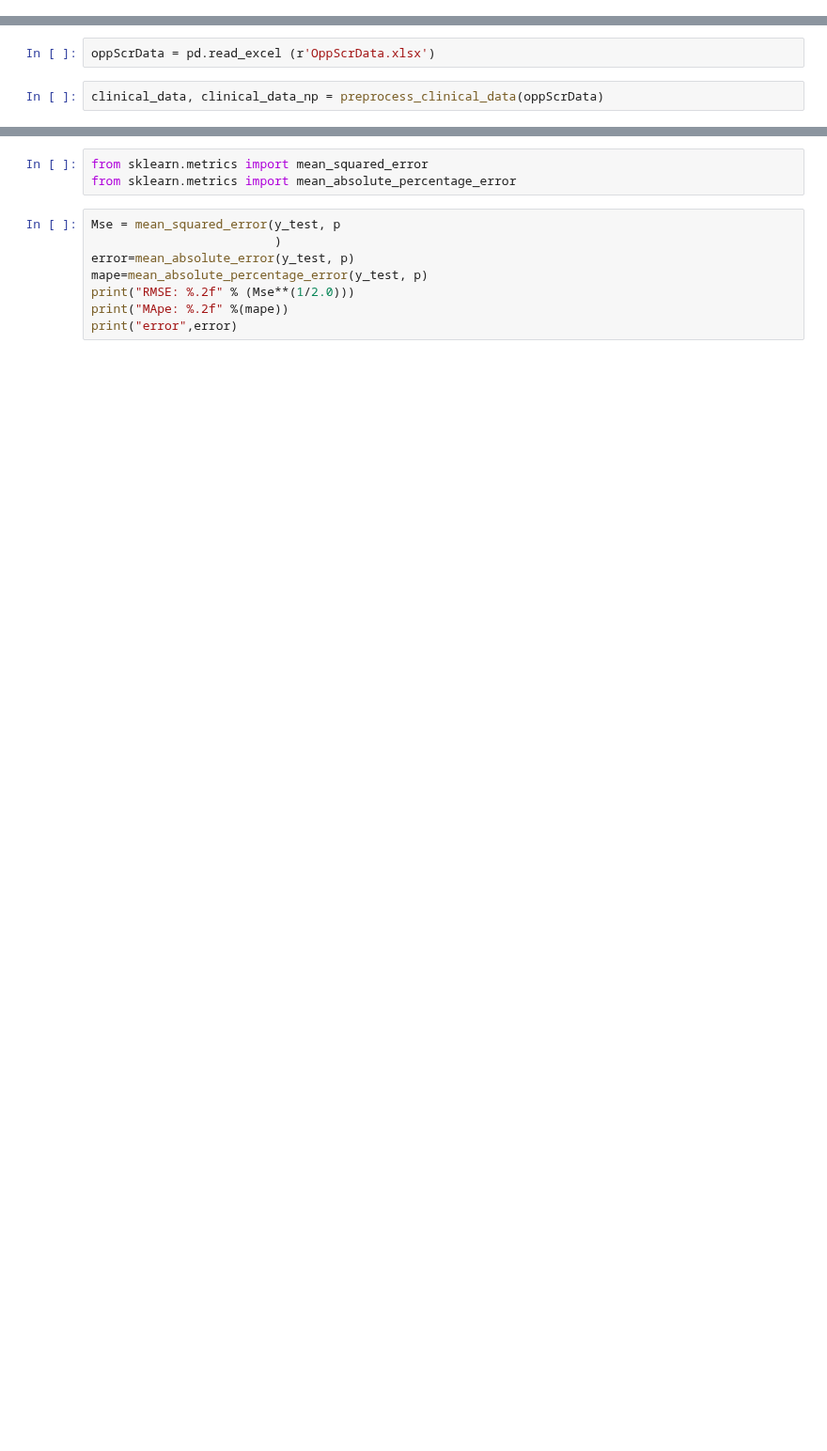
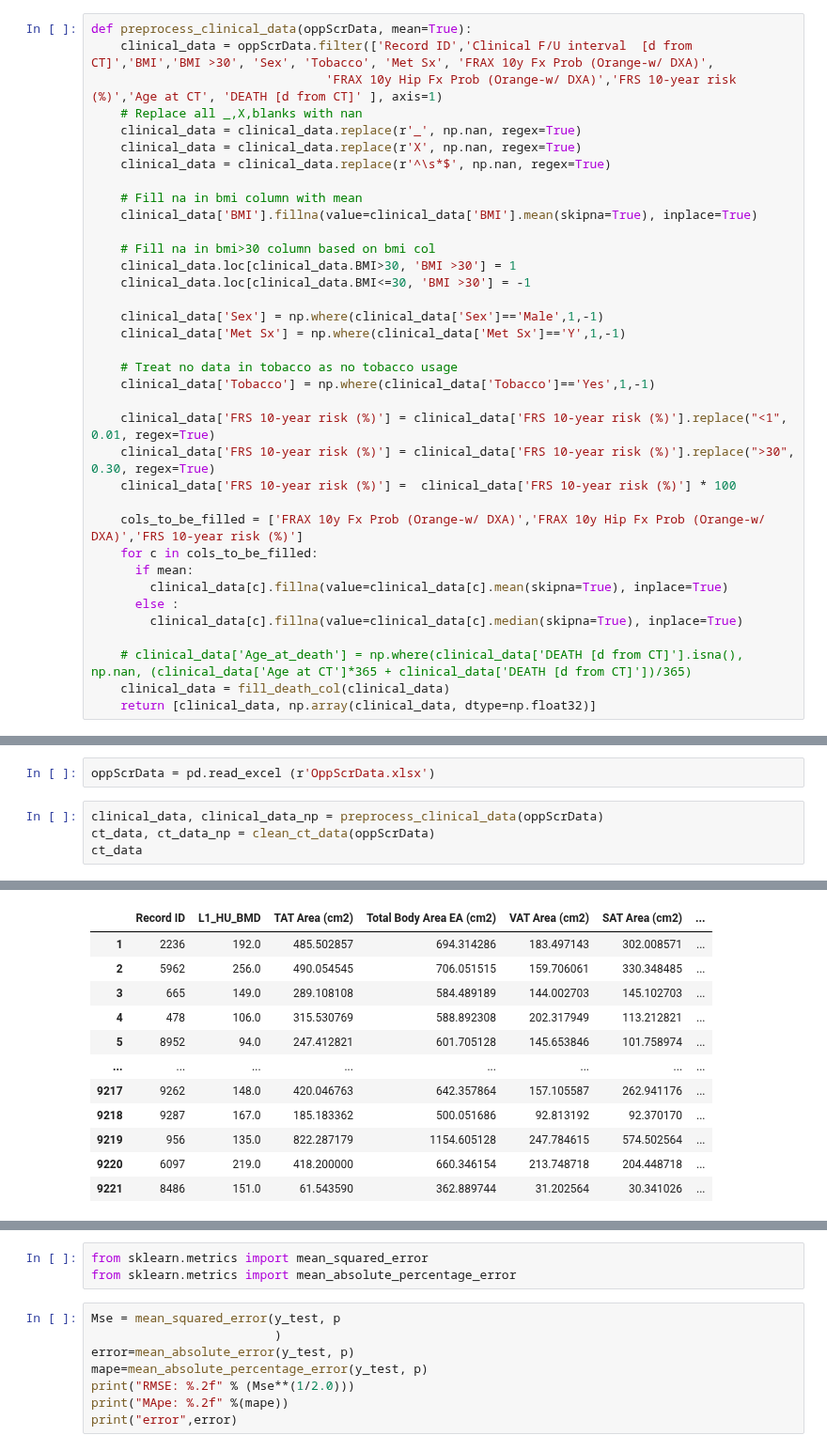
Before and after one commit to harshith7823/CS760-Project, a Jupyter notebook: part-1:2/Experiment.ipynb, the cells around one changed output, grey strips where cells are left out. Shown at 94% size. Cells and saved outputs as stored; diff of their text form; blank space fills up the shorter version.

```diff
--- a/part-1:2/Experiment.ipynb
+++ b/part-1:2/Experiment.ipynb
@@ -8 +9,37 @@ from sklearn.metrics import mean_absolute_error
+# %%
+def preprocess_clinical_data(oppScrData, mean=True):
+    clinical_data = oppScrData.filter(['Record ID','Clinical F/U interval  [d from CT]','BMI','BMI >30', 'Sex', 'Tobacco', 'Met Sx', 'FRAX 10y Fx Prob (Orange-w/ DXA)',
+                                'FRAX 10y Hip Fx Prob (Orange-w/ DXA)','FRS 10-year risk (%)','Age at CT', 'DEATH [d from CT]' ], axis=1)
+    # Replace all _,X,blanks with nan
+    clinical_data = clinical_data.replace(r'_', np.nan, regex=True)
+    clinical_data = clinical_data.replace(r'X', np.nan, regex=True)
+    clinical_data = clinical_data.replace(r'^\s*$', np.nan, regex=True)
+
+    # Fill na in bmi column with mean
+    clinical_data['BMI'].fillna(value=clinical_data['BMI'].mean(skipna=True), inplace=True)
+
+    # Fill na in bmi>30 column based on bmi col
+    clinical_data.loc[clinical_data.BMI>30, 'BMI >30'] = 1
+    clinical_data.loc[clinical_data.BMI<=30, 'BMI >30'] = -1
+
+    clinical_data['Sex'] = np.where(clinical_data['Sex']=='Male',1,-1)
+    clinical_data['Met Sx'] = np.where(clinical_data['Met Sx']=='Y',1,-1)
+
+    # Treat no data in tobacco as no tobacco usage
+    clinical_data['Tobacco'] = np.where(clinical_data['Tobacco']=='Yes',1,-1)
+
+    clinical_data['FRS 10-year risk (%)'] = clinical_data['FRS 10-year risk (%)'].replace("<1", 0.01, regex=True)
+    clinical_data['FRS 10-year risk (%)'] = clinical_data['FRS 10-year risk (%)'].replace(">30", 0.30, regex=True)
+    clinical_data['FRS 10-year risk (%)'] =  clinical_data['FRS 10-year risk (%)'] * 100
+
+    cols_to_be_filled = ['FRAX 10y Fx Prob (Orange-w/ DXA)','FRAX 10y Hip Fx Prob (Orange-w/ DXA)','FRS 10-year risk (%)']
+    for c in cols_to_be_filled:
+      if mean:
+        clinical_data[c].fillna(value=clinical_data[c].mean(skipna=True), inplace=True)
+      else :
+        clinical_data[c].fillna(value=clinical_data[c].median(skipna=True), inplace=True)
+
+    # clinical_data['Age_at_death'] = np.where(clinical_data['DEATH [d from CT]'].isna(), np.nan, (clinical_data['Age at CT']*365 + clinical_data['DEATH [d from CT]'])/365)
+    clinical_data = fill_death_col(clinical_data)
+    return [clinical_data, np.array(clinical_data, dtype=np.float32)]
 # %%
@@ -86,3 +99,6 @@ def preprocess_clinical_data(oppScrData, mean=True):
 oppScrData = pd.read_excel (r'OppScrData.xlsx')
 # %%
 clinical_data, clinical_data_np = preprocess_clinical_data(oppScrData)
+ct_data, ct_data_np = clean_ct_data(oppScrData)
+ct_data
+# %% [output]
@@ -88,0 +113,12 @@ clinical_data, clinical_data_np = preprocess_clinical_data(oppScrData)
+|  | Record ID | L1_HU_BMD | TAT Area (cm2) | Total Body Area EA (cm2) | VAT Area (cm2) | SAT Area (cm2) | ... |
+| 1 | 2236 | 192.0 | 485.502857 | 694.314286 | 183.497143 | 302.008571 | ... |
+| 2 | 5962 | 256.0 | 490.054545 | 706.051515 | 159.706061 | 330.348485 | ... |
+| 3 | 665 | 149.0 | 289.108108 | 584.489189 | 144.002703 | 145.102703 | ... |
+| 4 | 478 | 106.0 | 315.530769 | 588.892308 | 202.317949 | 113.212821 | ... |
+| 5 | 8952 | 94.0 | 247.412821 | 601.705128 | 145.653846 | 101.758974 | ... |
+| ... | ... | ... | ... | ... | ... | ... | ... |
+| 9217 | 9262 | 148.0 | 420.046763 | 642.357864 | 157.105587 | 262.941176 | ... |
+| 9218 | 9287 | 167.0 | 185.183362 | 500.051686 | 92.813192 | 92.370170 | ... |
+| 9219 | 956 | 135.0 | 822.287179 | 1154.605128 | 247.784615 | 574.502564 | ... |
+| 9220 | 6097 | 219.0 | 418.200000 | 660.346154 | 213.748718 | 204.448718 | ... |
+| 9221 | 8486 | 151.0 | 61.543590 | 362.889744 | 31.202564 | 30.341026 | ... |
```
Also changed, not shown: parts of 18 cells of this notebook, 3 other files.
